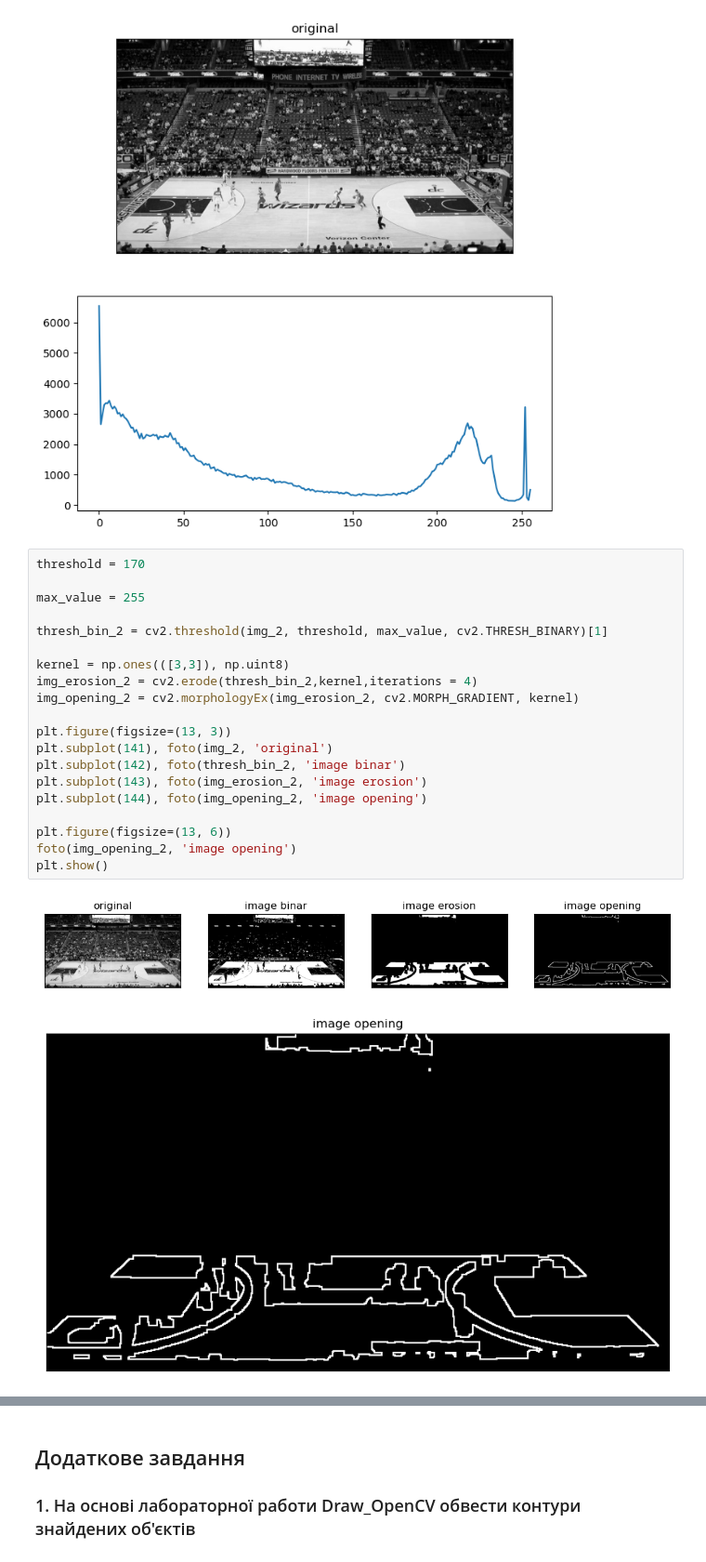
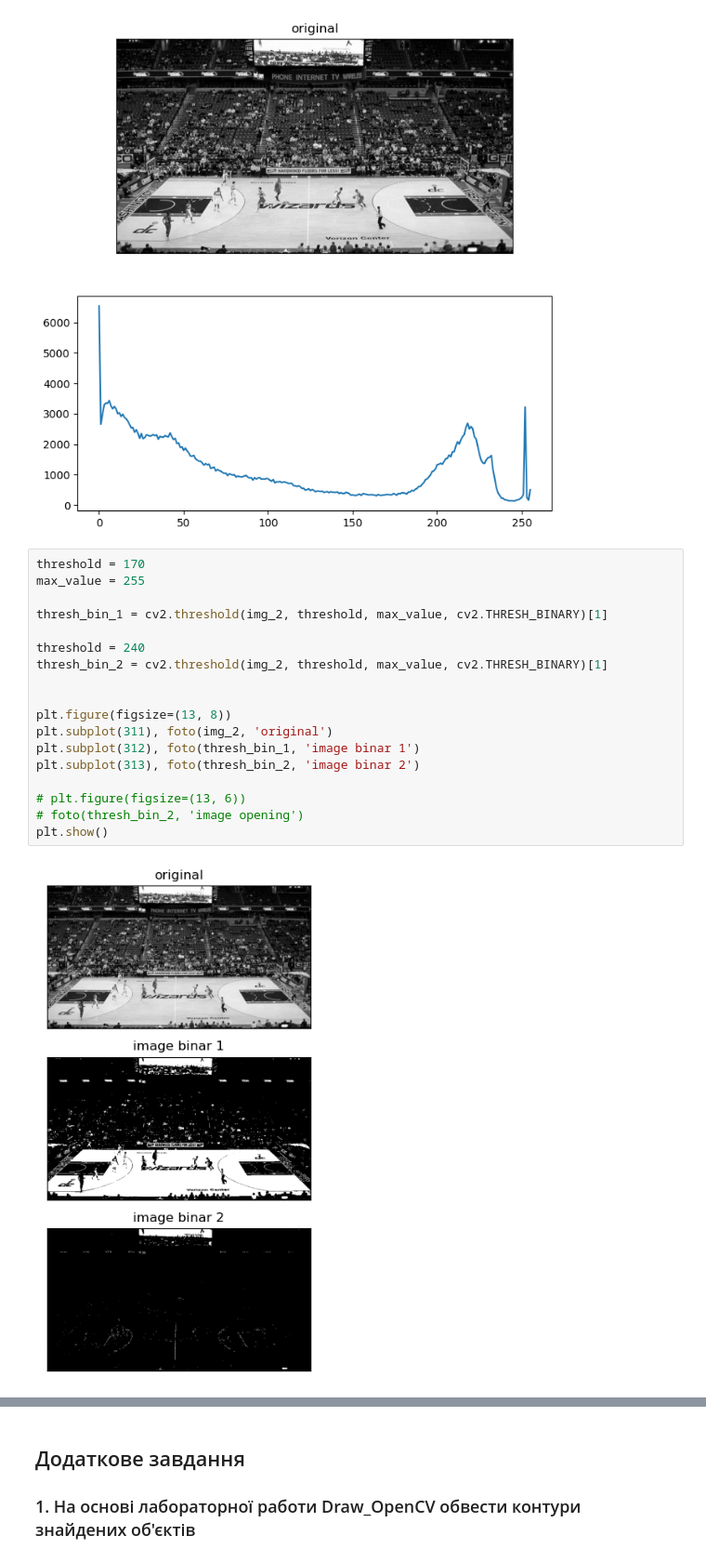
Before and after one commit to ilyasolos/signal-s, a Jupyter notebook: lab6/lab6.ipynb, the cells around one changed output, grey strips where cells are left out. Shown at 93% size. Cells and saved outputs as stored; diff of their text form.

```diff
--- a/lab6/lab6.ipynb
+++ b/lab6/lab6.ipynb
@@ -65,24 +65,21 @@ plt.show();
 [figure]
 # %%
 threshold = 170
-
 max_value = 255
 
+thresh_bin_1 = cv2.threshold(img_2, threshold, max_value, cv2.THRESH_BINARY)[1]
+
+threshold = 240
 thresh_bin_2 = cv2.threshold(img_2, threshold, max_value, cv2.THRESH_BINARY)[1]
 
-kernel = np.ones(([3,3]), np.uint8)
-img_erosion_2 = cv2.erode(thresh_bin_2,kernel,iterations = 4)
-img_opening_2 = cv2.morphologyEx(img_erosion_2, cv2.MORPH_GRADIENT, kernel)
 
-plt.figure(figsize=(13, 3))
-plt.subplot(141), foto(img_2, 'original')
-plt.subplot(142), foto(thresh_bin_2, 'image binar')
-plt.subplot(143), foto(img_erosion_2, 'image erosion')
-plt.subplot(144), foto(img_opening_2, 'image opening')
+plt.figure(figsize=(13, 8))
+plt.subplot(311), foto(img_2, 'original')
+plt.subplot(312), foto(thresh_bin_1, 'image binar 1')
+plt.subplot(313), foto(thresh_bin_2, 'image binar 2')
 
-plt.figure(figsize=(13, 6))
-foto(img_opening_2, 'image opening')
+# plt.figure(figsize=(13, 6))
+# foto(thresh_bin_2, 'image opening')
 plt.show()
 # %% [output]
-[figure, old version]
+[figure, new version]
-[figure, removed]
```
Also changed, not shown: parts of 3 cells of this notebook.
